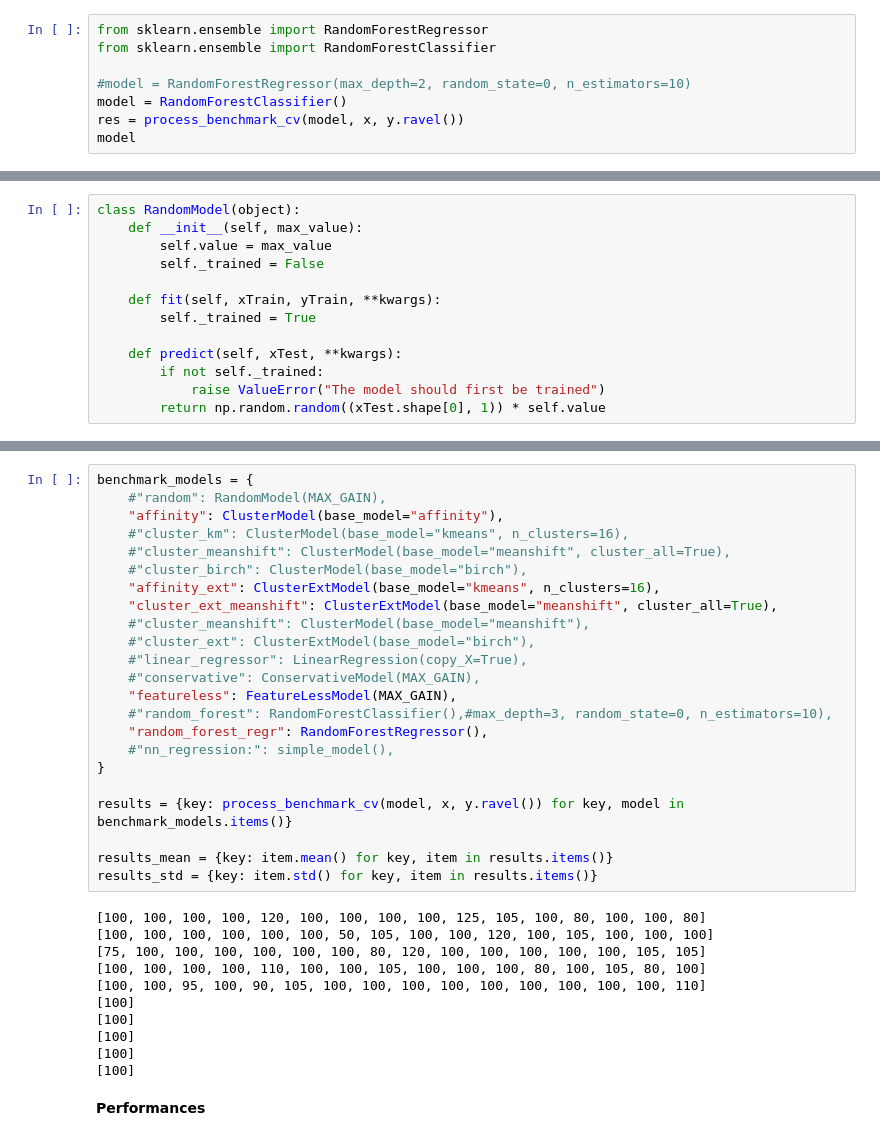
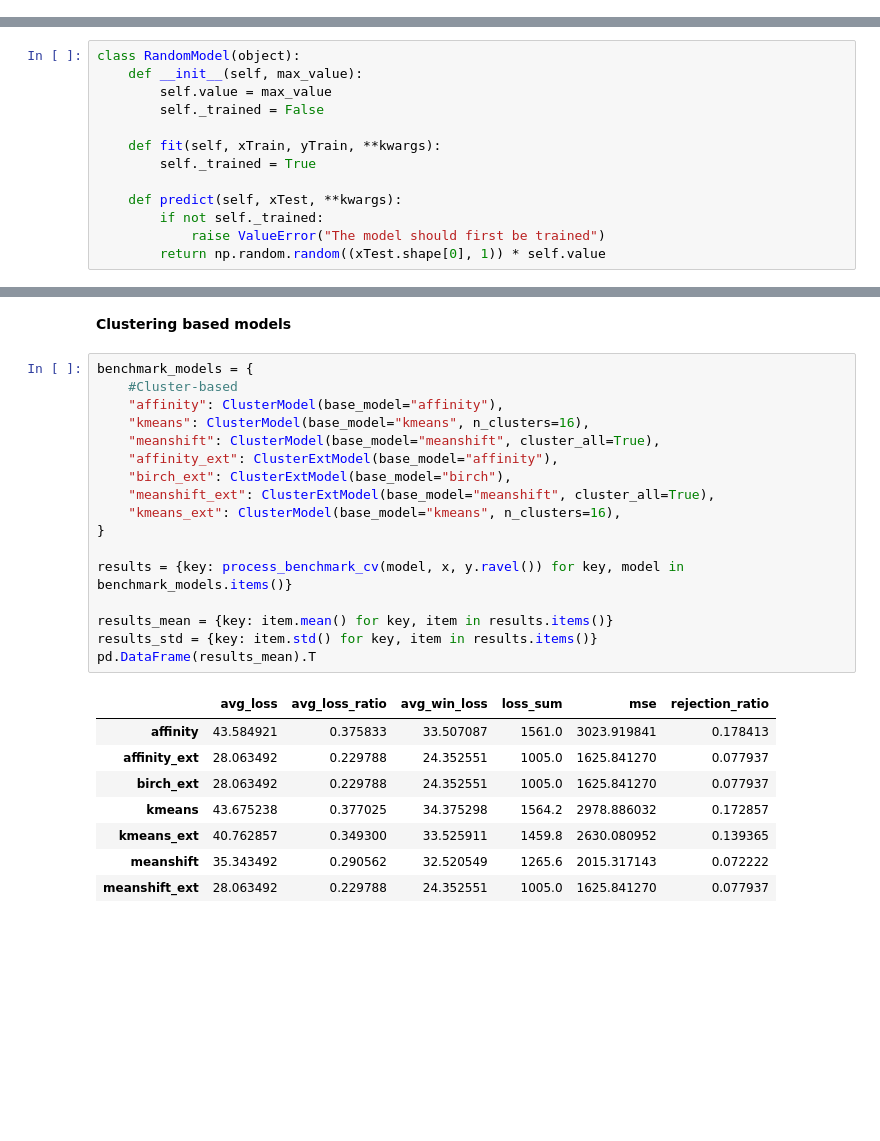
Before and after one commit to afranck64/ultimatum, a Jupyter notebook: notebooks/Pipeline.ipynb, the cells around one changed output, grey strips where cells are left out. Drawn from its saved outputs; the diff is of its cells as text; blank space fills up the shorter version.

```diff
--- a/notebooks/Pipeline.ipynb
+++ b/notebooks/Pipeline.ipynb
@@ -253,8 +222,0 @@ res
-# %%
-from sklearn.ensemble import RandomForestRegressor
-from sklearn.ensemble import RandomForestClassifier
-
-#model = RandomForestRegressor(max_depth=2, random_state=0, n_estimators=10)
-model = RandomForestClassifier()
-res = process_benchmark_cv(model, x, y.ravel())
-model
@@ -404,36 +360,28 @@ res
+# %% [markdown]
+**Clustering based models**
 # %%
 benchmark_models = {
-    #"random": RandomModel(MAX_GAIN),
+    #Cluster-based
     "affinity": ClusterModel(base_model="affinity"),
-    #"cluster_km": ClusterModel(base_model="kmeans", n_clusters=16),
-    #"cluster_meanshift": ClusterModel(base_model="meanshift", cluster_all=True),
-    #"cluster_birch": ClusterModel(base_model="birch"),
-    "affinity_ext": ClusterExtModel(base_model="kmeans", n_clusters=16),
-    "cluster_ext_meanshift": ClusterExtModel(base_model="meanshift", cluster_all=True),
-    #"cluster_meanshift": ClusterModel(base_model="meanshift"),
-    #"cluster_ext": ClusterExtModel(base_model="birch"),
-    #"linear_regressor": LinearRegression(copy_X=True),
-    #"conservative": ConservativeModel(MAX_GAIN),
-    "featureless": FeatureLessModel(MAX_GAIN),
-    #"random_forest": RandomForestClassifier(),#max_depth=3, random_state=0, n_estimators=10),
-    "random_forest_regr": RandomForestRegressor(),
-    #"nn_regression:": simple_model(),
+    "kmeans": ClusterModel(base_model="kmeans", n_clusters=16),
+    "meanshift": ClusterModel(base_model="meanshift", cluster_all=True),
+    "affinity_ext": ClusterExtModel(base_model="affinity"),
+    "birch_ext": ClusterExtModel(base_model="birch"),
+    "meanshift_ext": ClusterExtModel(base_model="meanshift", cluster_all=True),
+    "kmeans_ext": ClusterModel(base_model="kmeans", n_clusters=16),
 }
 
 results = {key: process_benchmark_cv(model, x, y.ravel()) for key, model in benchmark_models.items()}
 
 results_mean = {key: item.mean() for key, item in results.items()}
 results_std = {key: item.std() for key, item in results.items()}
+pd.DataFrame(results_mean).T
 # %% [output]
-[100, 100, 100, 100, 120, 100, 100, 100, 100, 125, 105, 100, 80, 100, 100, 80]
-[100, 100, 100, 100, 100, 100, 50, 105, 100, 100, 120, 100, 105, 100, 100, 100]
-[75, 100, 100, 100, 100, 100, 100, 80, 120, 100, 100, 100, 100, 100, 105, 105]
-[100, 100, 100, 100, 110, 100, 100, 105, 100, 100, 100, 80, 100, 105, 80, 100]
-[100, 100, 95, 100, 90, 105, 100, 100, 100, 100, 100, 100, 100, 100, 100, 110]
-[100]
-[100]
-[100]
-[100]
-[100]
+|  | avg_loss | avg_loss_ratio | avg_win_loss | loss_sum | mse | rejection_ratio |
+| affinity | 43.584921 | 0.375833 | 33.507087 | 1561.0 | 3023.919841 | 0.178413 |
+| affinity_ext | 28.063492 | 0.229788 | 24.352551 | 1005.0 | 1625.841270 | 0.077937 |
+| birch_ext | 28.063492 | 0.229788 | 24.352551 | 1005.0 | 1625.841270 | 0.077937 |
+| kmeans | 43.675238 | 0.377025 | 34.375298 | 1564.2 | 2978.886032 | 0.172857 |
+| kmeans_ext | 40.762857 | 0.349300 | 33.525911 | 1459.8 | 2630.080952 | 0.139365 |
+| meanshift | 35.343492 | 0.290562 | 32.520549 | 1265.6 | 2015.317143 | 0.072222 |
+| meanshift_ext | 28.063492 | 0.229788 | 24.352551 | 1005.0 | 1625.841270 | 0.077937 |
-# %% [markdown]
-**Performances**
```
Also changed, not shown: parts of 40 cells of this notebook, 2 other files.
